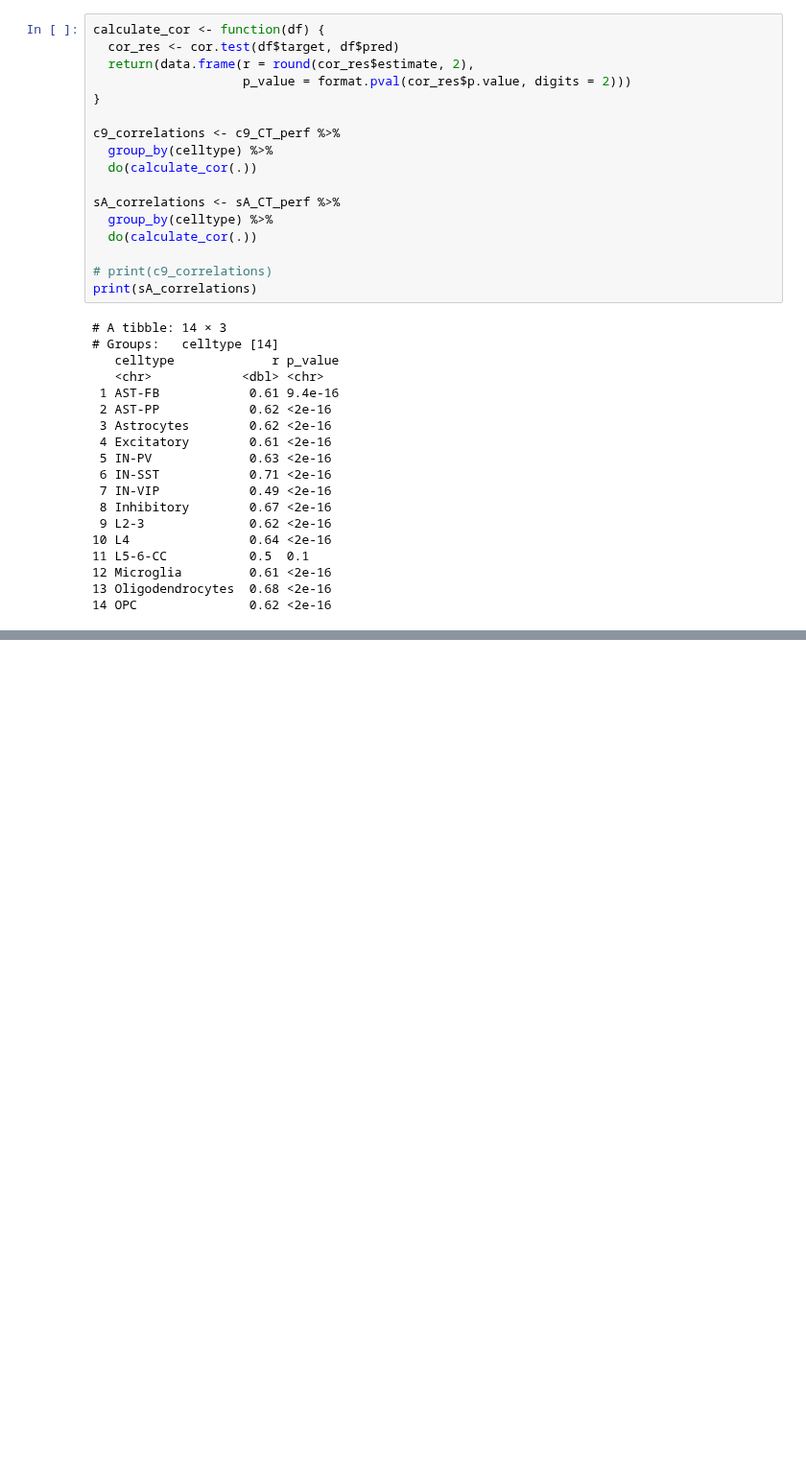
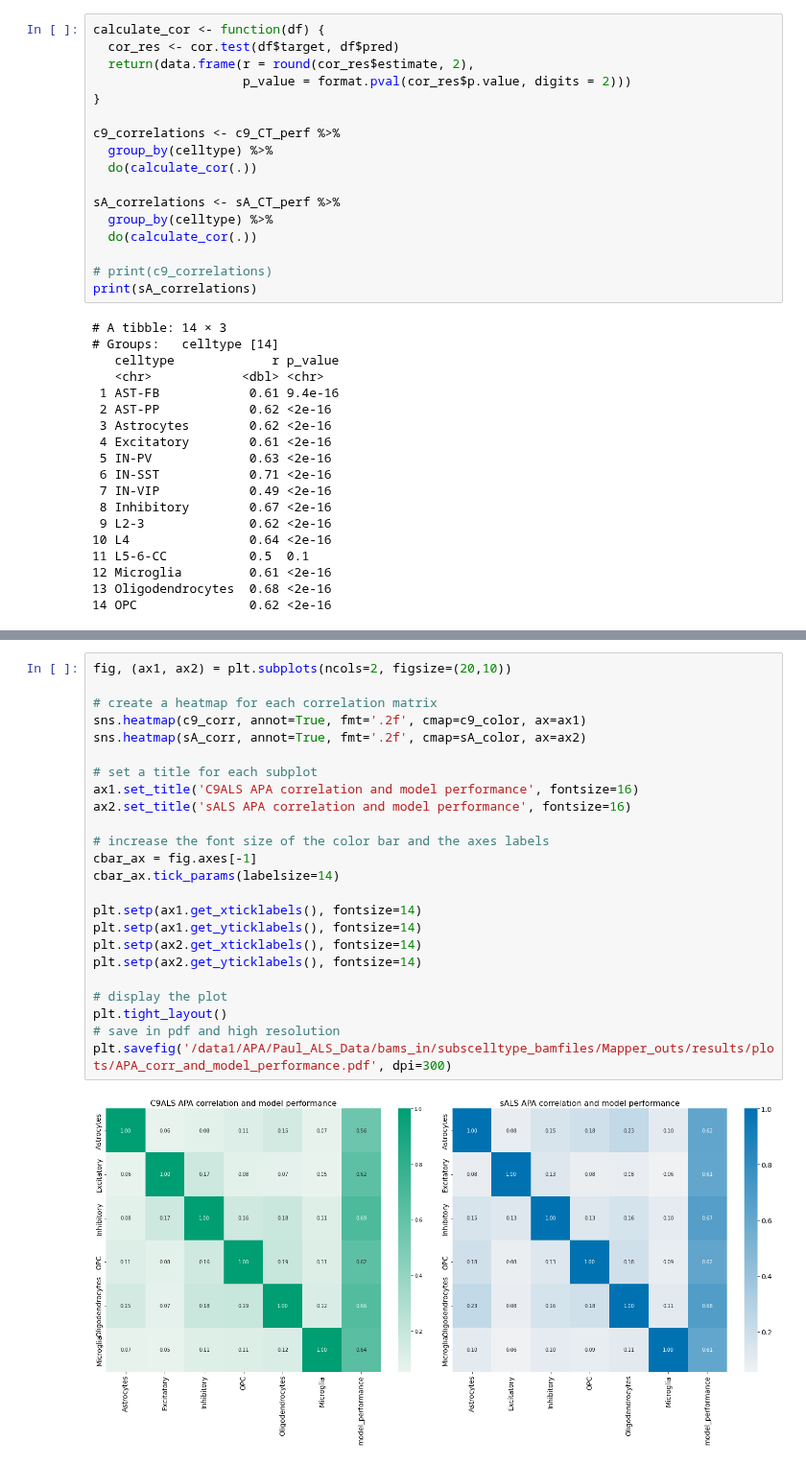
Before and after one commit to AidenSb/APA, a Jupyter notebook: For_DL_model/Model_performance_plots.ipynb, the cells around one changed output, grey strips where cells are left out. Shown at 96% size. Cells and saved outputs as stored; diff of their text form; blank space fills up the shorter version.

```diff
--- a/For_DL_model/Model_performance_plots.ipynb
+++ b/For_DL_model/Model_performance_plots.ipynb
@@ -222,0 +330,26 @@ corrplot(corr, method="color", type="upper", addCoef.col = "black",
+# %%
+fig, (ax1, ax2) = plt.subplots(ncols=2, figsize=(20,10))
+
+# create a heatmap for each correlation matrix
+sns.heatmap(c9_corr, annot=True, fmt='.2f', cmap=c9_color, ax=ax1)
+sns.heatmap(sA_corr, annot=True, fmt='.2f', cmap=sA_color, ax=ax2)
+
+# set a title for each subplot
+ax1.set_title('C9ALS APA correlation and model performance', fontsize=16)
+ax2.set_title('sALS APA correlation and model performance', fontsize=16)
+
+# increase the font size of the color bar and the axes labels
+cbar_ax = fig.axes[-1]
+cbar_ax.tick_params(labelsize=14)
+
+plt.setp(ax1.get_xticklabels(), fontsize=14)
+plt.setp(ax1.get_yticklabels(), fontsize=14)
+plt.setp(ax2.get_xticklabels(), fontsize=14)
+plt.setp(ax2.get_yticklabels(), fontsize=14)
+
+# display the plot
+plt.tight_layout()
+# save in pdf and high resolution
+plt.savefig('/data1/APA/Paul_ALS_Data/bams_in/subscelltype_bamfiles/Mapper_outs/results/plots/APA_corr_and_model_performance.pdf', dpi=300)
+# %% [output]
+[figure, added]
```
Also changed, not shown: parts of 11 cells of this notebook, 3 other files.
